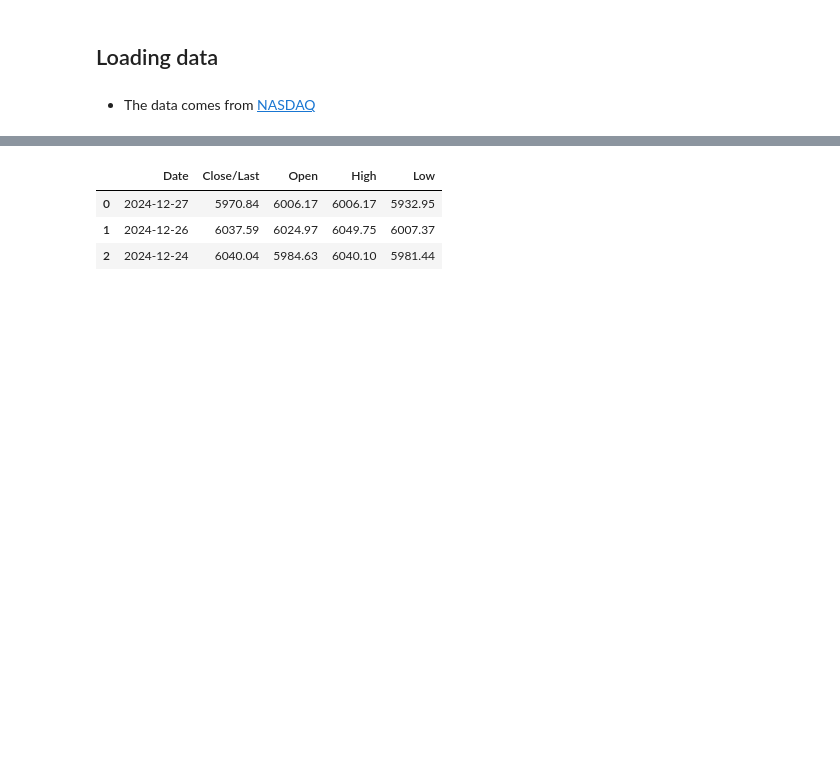
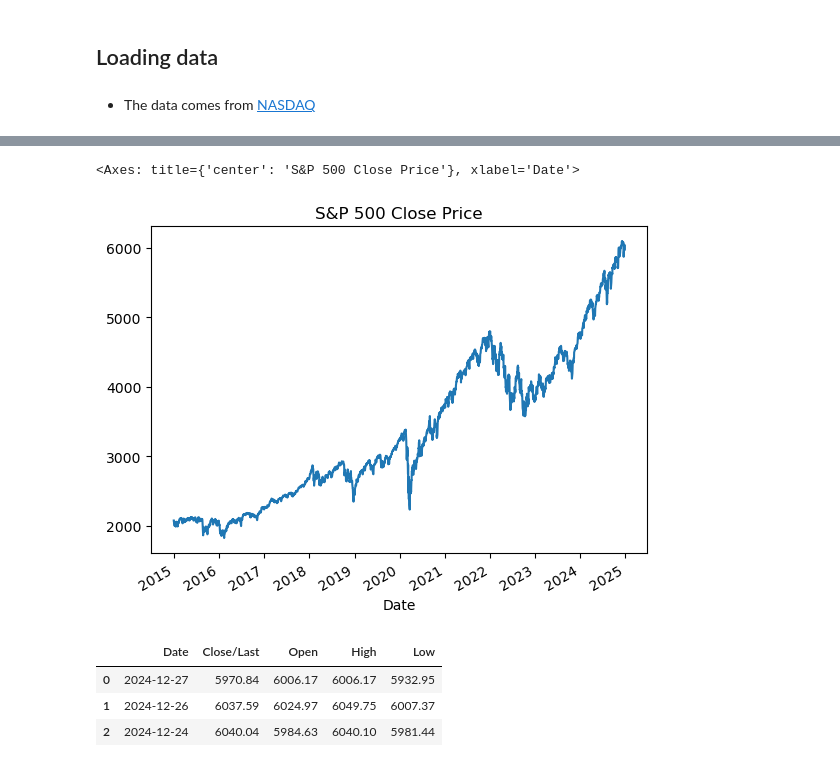
Before and after one commit to QuantBender/Hypermind, a Jupyter notebook: sp500_forecast.ipynb, the cells around one changed output, grey strips where cells are left out. Saved outputs shown, nothing was run; the diff lists cells and outputs as text; code cells hidden in the pictures; blank space fills up the shorter version.

```diff
--- a/sp500_forecast.ipynb
+++ b/sp500_forecast.ipynb
@@ -14,5 +29,10 @@ sp500 = pd.read_csv('sp500.csv')
 # %%
 sp500.Date = pd.to_datetime(sp500.Date)
+# %%
+sp500.sort_values("Date").set_index('Date')["Close/Last"].plot(kind='line', title='S&P 500 Close Price')
+# %% [output]
+<Axes: title={'center': 'S&P 500 Close Price'}, xlabel='Date'>
+[figure, added]
 # %%
 sp500.head(3)
 # %% [output]
```
Also changed, not shown: parts of 10 cells of this notebook, 2 other files.
